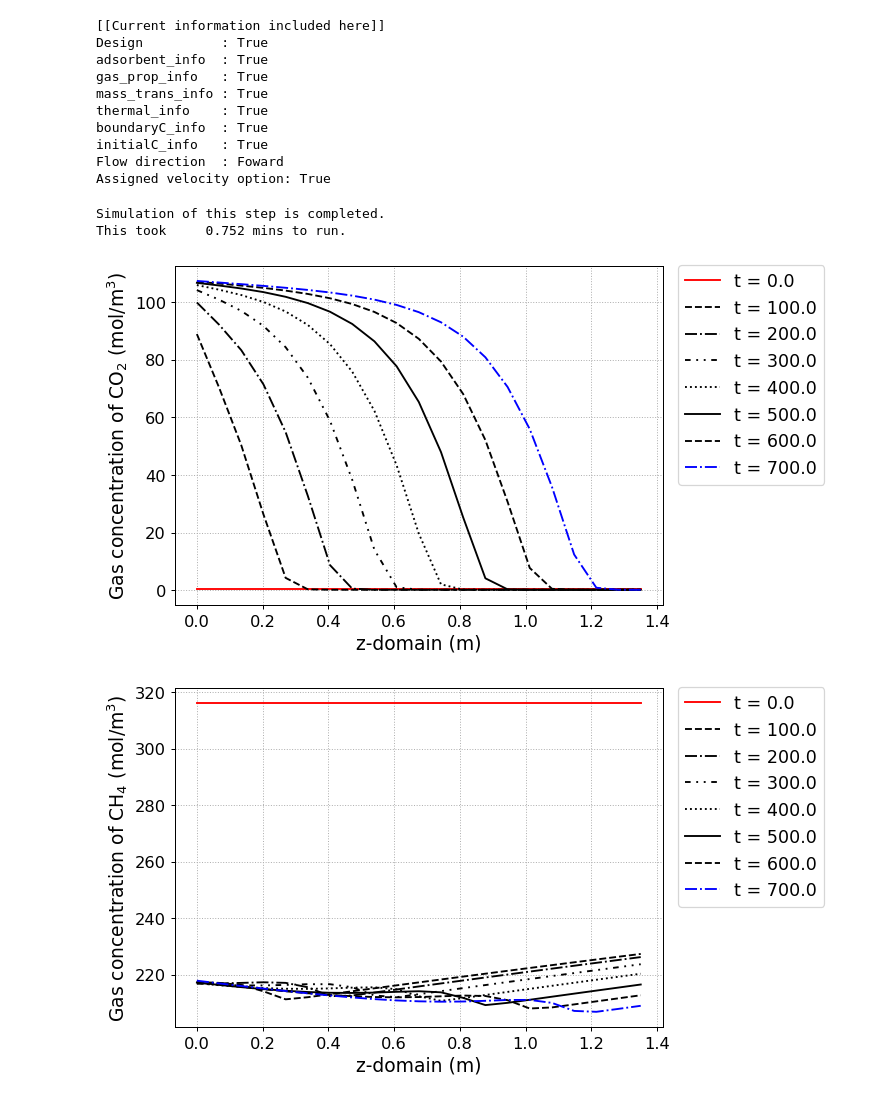
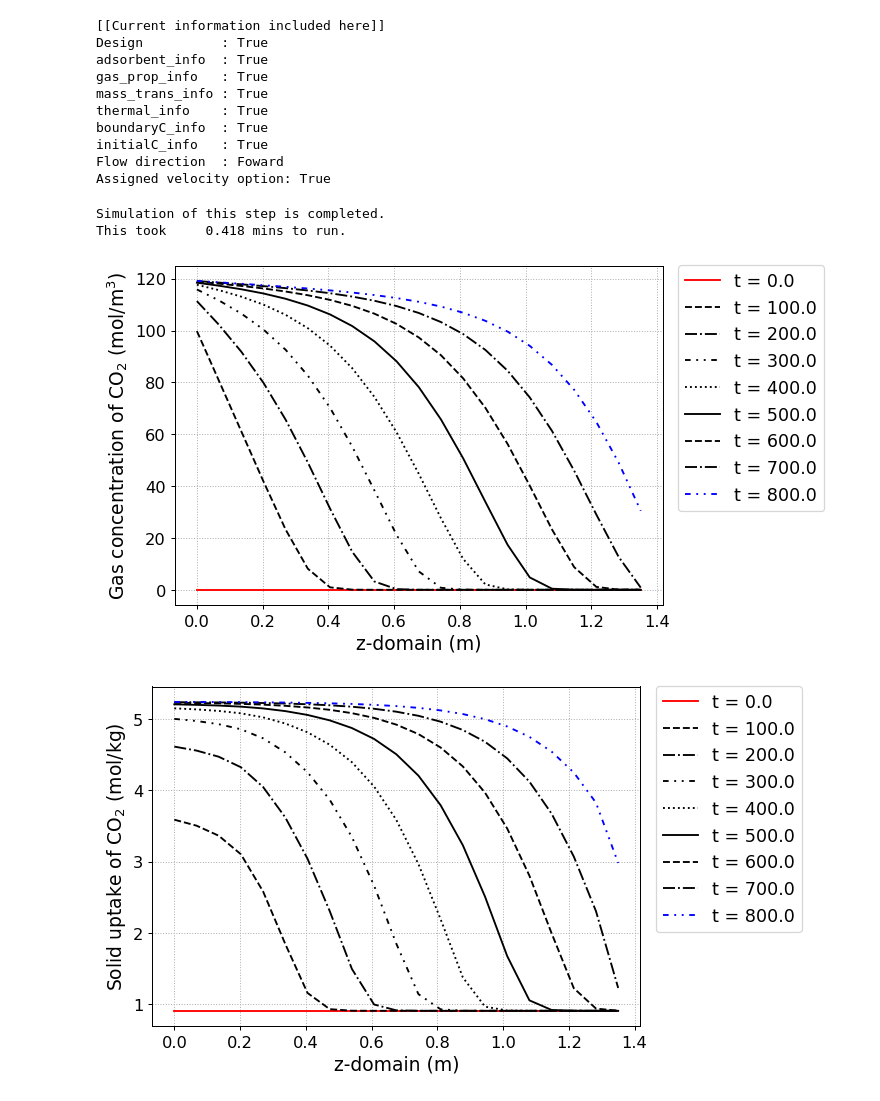
Before and after one commit to NahyeonAn/pyAPEP, a Jupyter notebook: Examples.ipynb, the cells around one changed output. Saved outputs shown, nothing was run; the diff lists cells and outputs as text; code cells hidden in the pictures.

```diff
--- a/Examples.ipynb
+++ b/Examples.ipynb
@@ -242,24 +244,19 @@ boundaryC_info  : True
 initialC_info   : True
 Flow direction  : Foward
 Assigned velocity option: True
-# %%
-# CR1.change_init_node(21)
-# Number of node = 51
-
-y_res, z_res, t_res = CR1.run_mamoen(700,n_sec = 20,
-                                    CPUtime_print = True)
-
-# y,z, t = CR1.run_mamoen(2000, n_sec=10, CPUtime_print=True)   #mamoen : mass, momentum, energy / n_sec : 1초를 몇개로 쪼갤래?
-# %% [output]
-Simulation of this step is completed.
-This took     0.752 mins to run.
+# %%
+y_res, z_res, t_res = CR1.run_mamoen(800,n_sec = 20,
+                                    CPUtime_print = True)
+# %% [output]
+Simulation of this step is completed.
+This took     0.418 mins to run.
 # %%
 fig = CR1.Graph(100, 0, loc=[1.17,0.9],
-               yaxis_label = 'Gas concentration of CO$_2$ (mol/m$^3$)',
-               file_name = f'CO2_gas_conc_test.png')
-fig = CR1.Graph(100, 1, loc=[1.17,0.9],
-               yaxis_label = 'Gas concentration of CH$_4$ (mol/m$^3$)',
-               file_name = f'CH4_gas_conc_test.png')
+               yaxis_label = 'Gas concentration of CO$_2$ (mol/m$^3$)',)
+            #    file_name = f'CO2_gas_conc_test.png')
+fig = CR1.Graph(100, 2, loc=[1.17,0.9],
+               yaxis_label = 'Solid uptake of CO$_2$ (mol/kg)',)
+            #    file_name = f'CH4_gas_conc_test.png')
 # %% [output]
-[figure, old version]
+[figure, new version]
-[figure, old version]
+[figure, new version]
```
Also changed, not shown: parts of 29 cells of this notebook, 3 other files.
